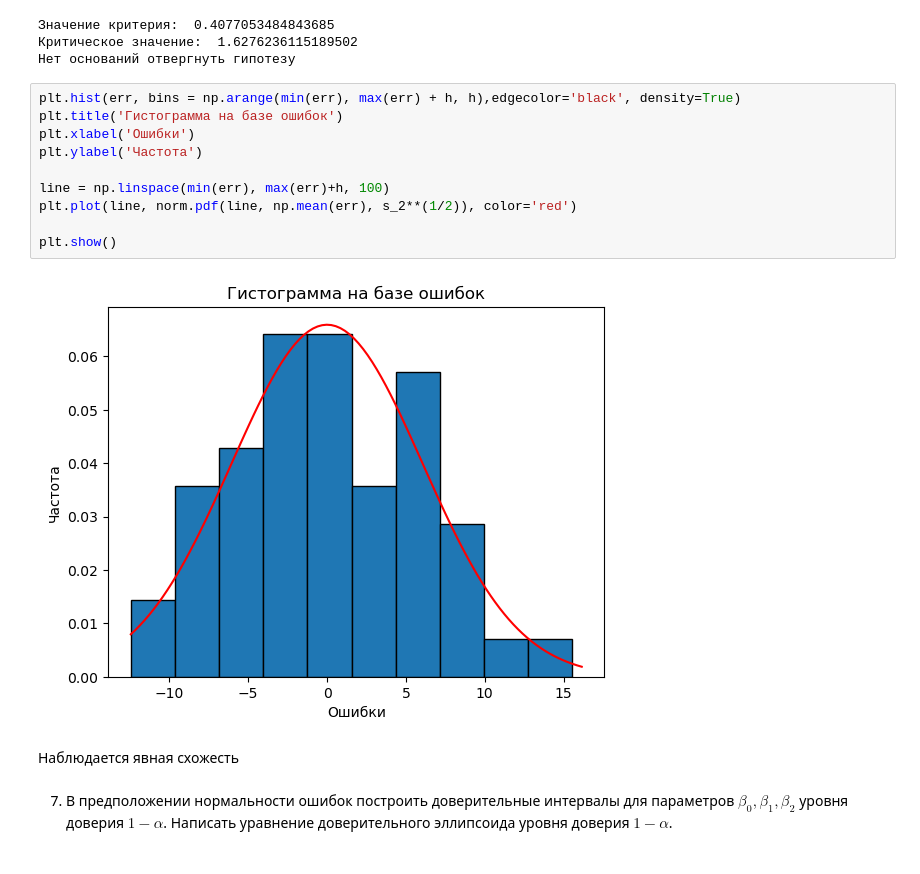
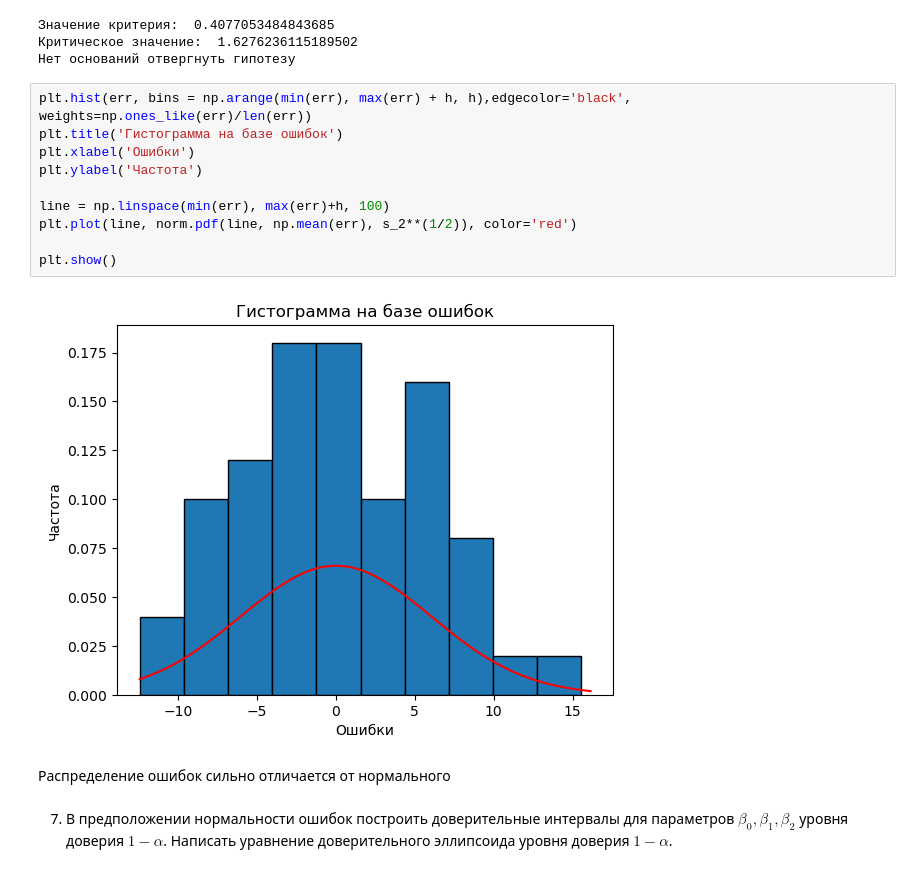
Before and after one commit to the-mvi/stat_an_gr1375-2023, a Jupyter notebook: 1375_Gavrilov_MS/task3.ipynb, the cells around one changed output. Saved outputs shown, nothing was run; the diff lists cells and outputs as text.

```diff
--- a/1375_Gavrilov_MS/task3.ipynb
+++ b/1375_Gavrilov_MS/task3.ipynb
@@ -452,19 +452,19 @@ else:
 Критическое значение:  1.6276236115189502
 Нет оснований отвергнуть гипотезу
 # %%
-plt.hist(err, bins = np.arange(min(err), max(err) + h, h),edgecolor='black', density=True)
+plt.hist(err, bins = np.arange(min(err), max(err) + h, h),edgecolor='black', weights=np.ones_like(err)/len(err))
 plt.title('Гистограмма на базе ошибок')
 plt.xlabel('Ошибки')
 plt.ylabel('Частота')
 
 line = np.linspace(min(err), max(err)+h, 100)
 plt.plot(line, norm.pdf(line, np.mean(err), s_2**(1/2)), color='red')
 
 plt.show()
 # %% [output]
-[figure, old version]
+[figure, new version]
-# %% [markdown]
-Наблюдается явная схожесть
+# %% [markdown]
+Распределение ошибок сильно отличается от нормального
 # %% [markdown]
 7. В предположении нормальности ошибок построить доверительные интервалы для параметров $\beta_0, \beta_1, \beta_2$ уровня доверия $1 - \alpha$. Написать уравнение доверительного эллипсоида уровня доверия $1 - \alpha$.
 # %% [markdown]
```
Also changed, not shown: parts of 5 cells of this notebook.
